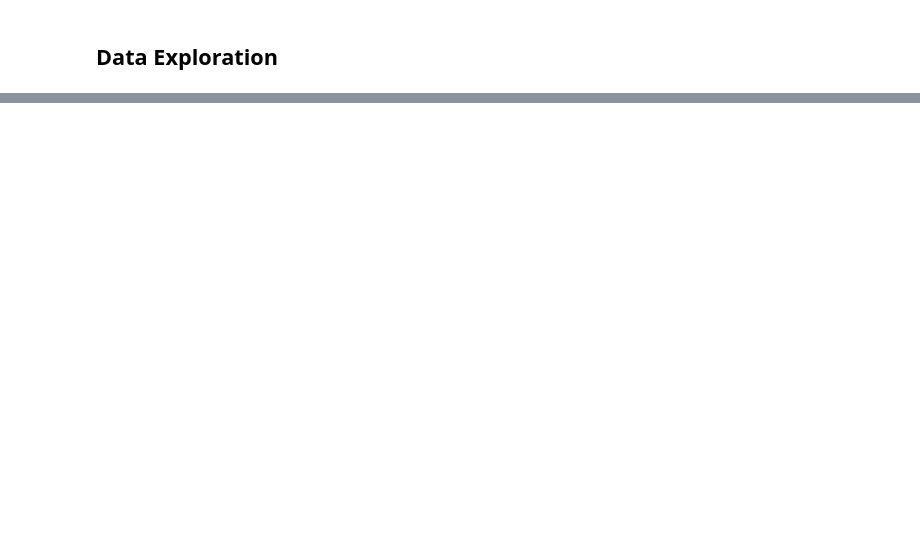
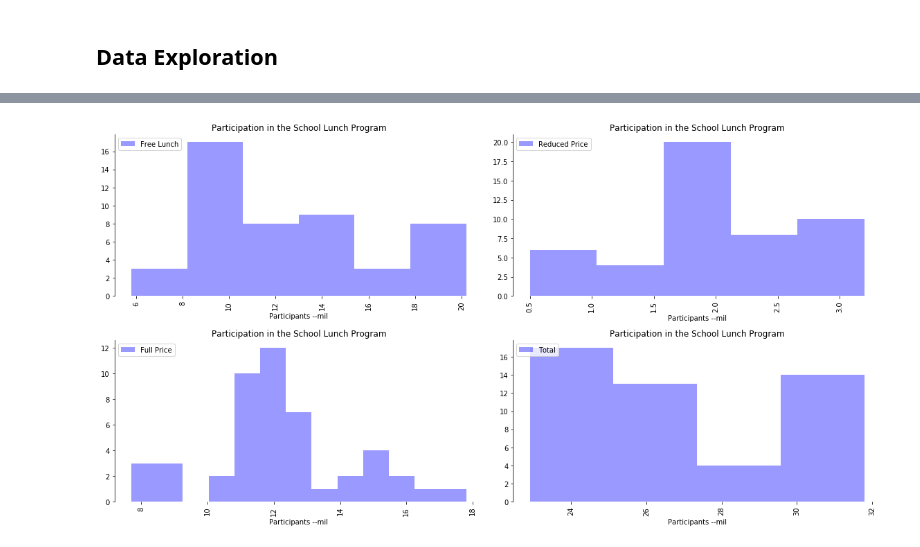
Before and after one commit to Kingbigtiger/class-studies, a Jupyter notebook: Unit 1 Bootcamp Capstone Lunch Participation .ipynb, the cells around one changed output, grey strips where cells are left out. Cells and saved outputs as stored; diff of their text form; code cells hidden in the pictures; blank space fills up the shorter version.

```diff
--- a/Unit 1 Bootcamp Capstone Lunch Participation .ipynb
+++ b/Unit 1 Bootcamp Capstone Lunch Participation .ipynb
@@ -86,0 +129,39 @@ plt.show()
+# %%
+plt.figure(figsize=(16, 12))
+
+plt.subplot(3, 2, 1)
+sns.distplot(lunch_csv2['Free_Lunch'], color="b", label="Free Lunch", kde = False)
+plt.legend(ncol=2, loc="upper left", frameon=True)
+plt.title('Participation in the School Lunch Program')
+plt.xlabel("Participants --mil")
+plt.xticks(rotation = 90)
+sns.despine(left=False, bottom=True)
+
+plt.subplot(3, 2, 2)
+sns.distplot(lunch_csv2['Reduced_Price'], color="b", label="Reduced Price", kde = False)
+plt.legend(ncol=2, loc="upper left", frameon=True)
+plt.title('Participation in the School Lunch Program')
+plt.xlabel("Participants --mil")
+plt.xticks(rotation = 90)
+sns.despine(left=False, bottom=True)
+
+plt.subplot(3, 2, 3)
+sns.distplot(lunch_csv2['Full_Price'], color="b", label="Full Price", kde = False)
+plt.legend(ncol=2, loc="upper left", frameon=True)
+plt.title('Participation in the School Lunch Program')
+plt.xlabel("Participants --mil")
+plt.xticks(rotation = 90)
+sns.despine(left=False, bottom=True)
+
+plt.subplot(3, 2, 4)
+sns.distplot(lunch_csv2['Total'], color="b", label="Total", kde = False)
+plt.legend(ncol=2, loc="upper left", frameon=True)
+plt.title('Participation in the School Lunch Program')
+plt.xlabel("Participants --mil")
+plt.xticks(rotation = 90)
+sns.despine(left=False, bottom=True)
+
+plt.tight_layout()
+plt.show()
+# %% [output]
+[figure, added]
```
Also changed, not shown: parts of 9 cells of this notebook.
